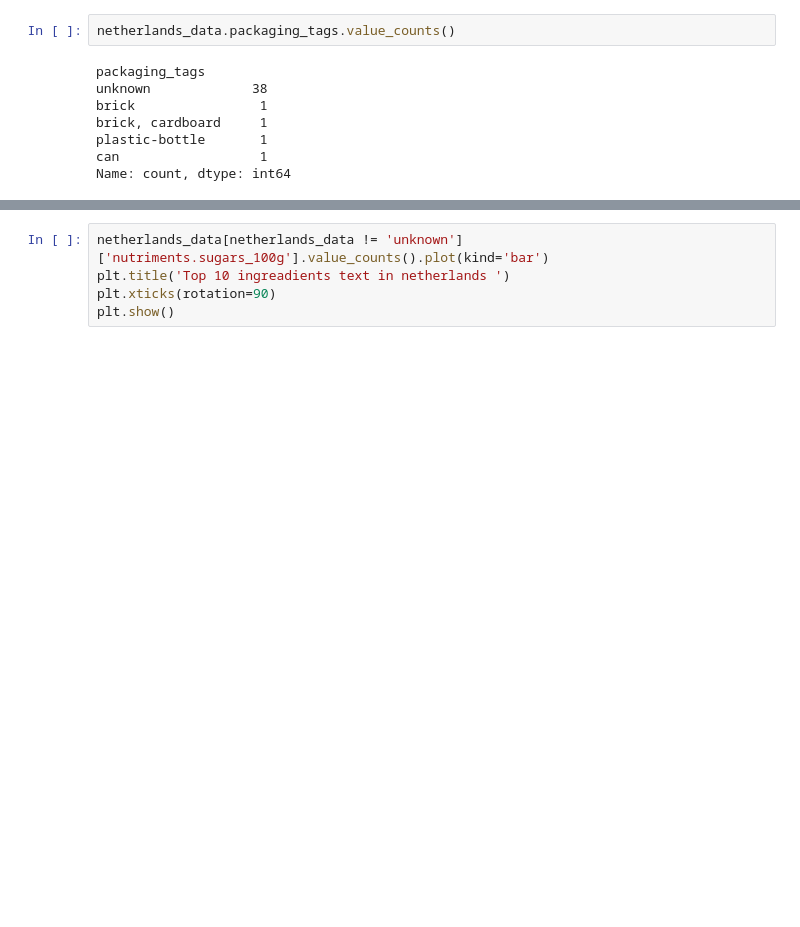
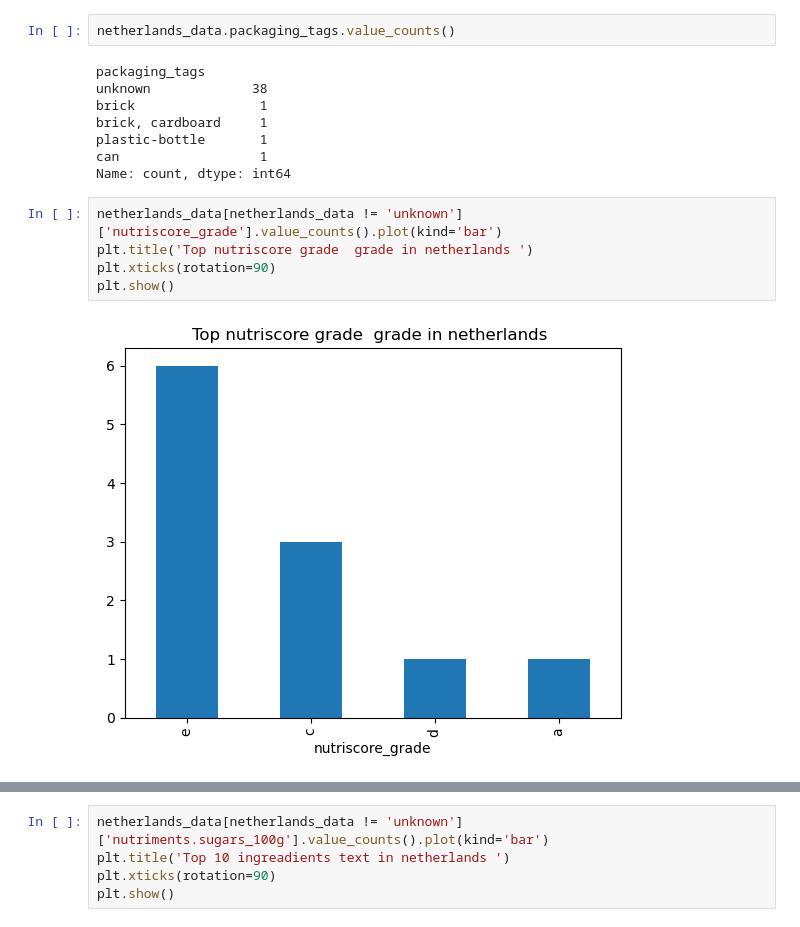
Before and after one commit to Codon-s/cpg-product-intelligence, a Jupyter notebook: prashant.ipynb, the cells around one changed output, grey strips where cells are left out. Cells and saved outputs as stored; diff of their text form; blank space fills up the shorter version.

```diff
--- a/prashant.ipynb
+++ b/prashant.ipynb
@@ -782,3 +825,10 @@ brick, cardboard     1
 plastic-bottle       1
 can                  1
 Name: count, dtype: int64
+# %%
+netherlands_data[netherlands_data != 'unknown']['nutriscore_grade'].value_counts().plot(kind='bar')
+plt.title('Top nutriscore grade  grade in netherlands ')
+plt.xticks(rotation=90)
+plt.show()
+# %% [output]
+[figure, added]
```
Also changed, not shown: parts of 25 cells of this notebook.
